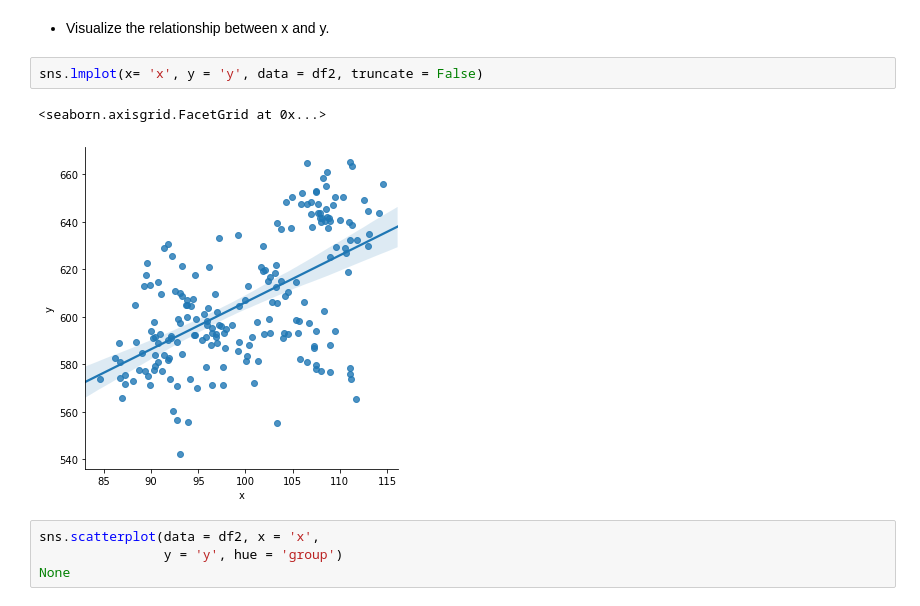
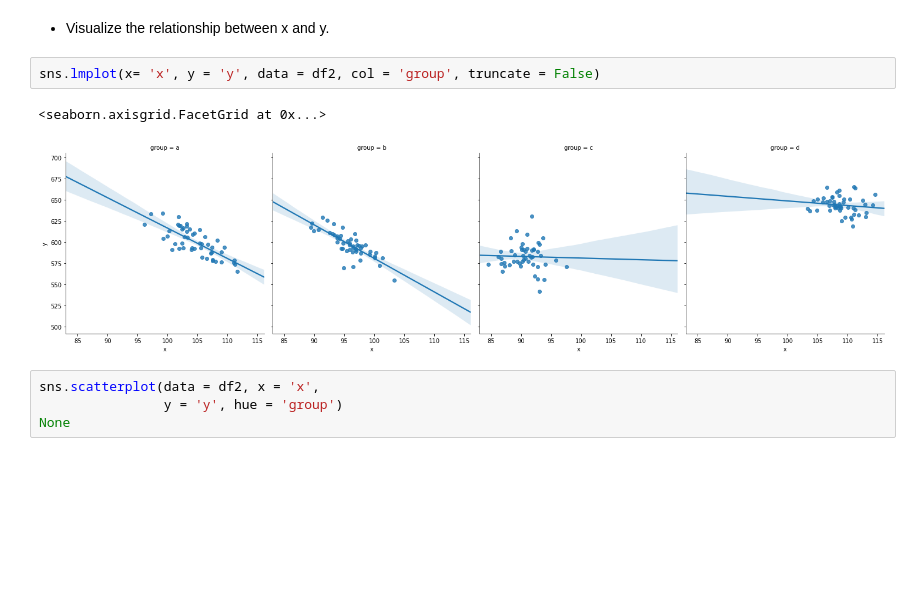
Before and after one commit to ForrestMccrosky/advanced-topics, a Jupyter notebook: exercise.ipynb, the cells around one changed output. Saved outputs shown, nothing was run; the diff lists cells and outputs as text; blank space fills up the shorter version.

Commit message:
added a group column hue to our lmplot

```diff
--- a/exercise.ipynb
+++ b/exercise.ipynb
@@ -107,10 +107,10 @@ df2.head()
 # %% [markdown]
 * Visualize the relationship between x and y.
 # %%
-sns.lmplot(x= 'x', y = 'y', data = df2, truncate = False)
+sns.lmplot(x= 'x', y = 'y', data = df2, col = 'group', truncate = False)
 # %% [output]
 <seaborn.axisgrid.FacetGrid at 0x...>
-[figure, old version]
+[figure, new version]
 # %%
 sns.scatterplot(data = df2, x = 'x',
                 y = 'y', hue = 'group')
```
